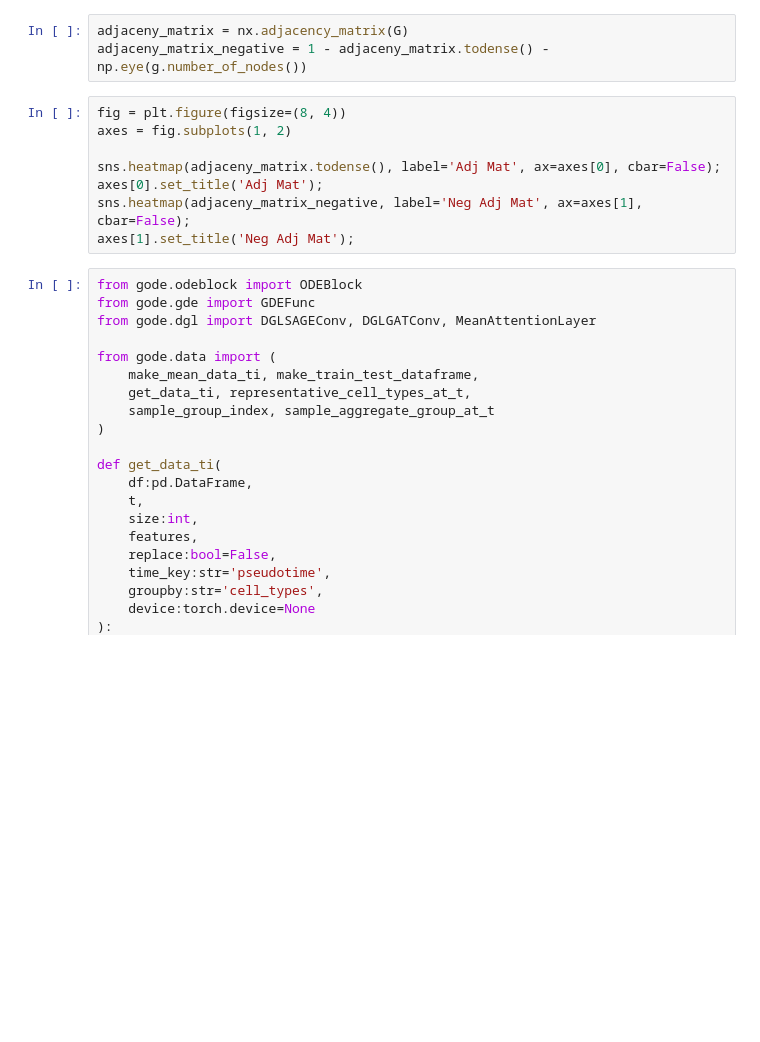
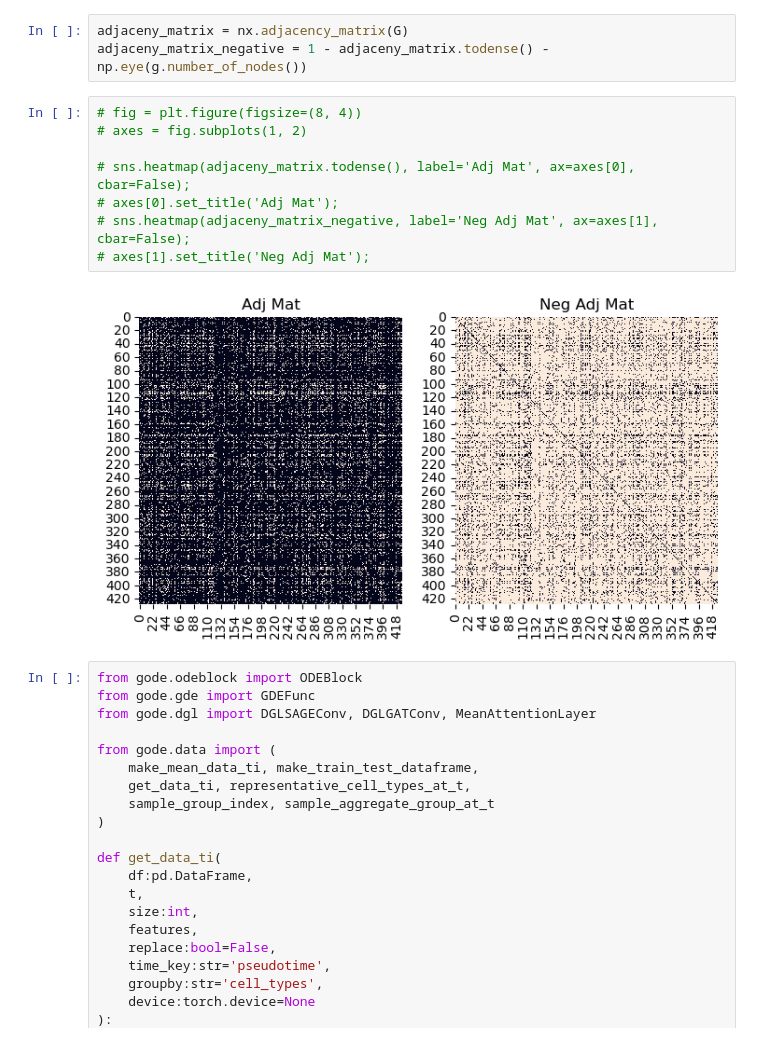
Before and after one commit to xingzhis/MultiAgentRiTINI, a Jupyter notebook: notebooks/minimal_code.ipynb, the cells around one changed output. Drawn from its saved outputs; the diff is of its cells as text; blank space fills up the shorter version.

```diff
--- a/notebooks/minimal_code.ipynb
+++ b/notebooks/minimal_code.ipynb
@@ -132,13 +136,15 @@ edge_train_pos_v = v[edge_ids[edge_test_size:]]
 adjaceny_matrix = nx.adjacency_matrix(G)
 adjaceny_matrix_negative = 1 - adjaceny_matrix.todense() - np.eye(g.number_of_nodes())
 # %%
-fig = plt.figure(figsize=(8, 4))
-axes = fig.subplots(1, 2)
+# fig = plt.figure(figsize=(8, 4))
+# axes = fig.subplots(1, 2)
 
-sns.heatmap(adjaceny_matrix.todense(), label='Adj Mat', ax=axes[0], cbar=False);
-axes[0].set_title('Adj Mat');
-sns.heatmap(adjaceny_matrix_negative, label='Neg Adj Mat', ax=axes[1], cbar=False);
-axes[1].set_title('Neg Adj Mat');
+# sns.heatmap(adjaceny_matrix.todense(), label='Adj Mat', ax=axes[0], cbar=False);
+# axes[0].set_title('Adj Mat');
+# sns.heatmap(adjaceny_matrix_negative, label='Neg Adj Mat', ax=axes[1], cbar=False);
+# axes[1].set_title('Neg Adj Mat');
+# %% [output]
+[figure, added]
 # %%
 from gode.odeblock import ODEBlock
 from gode.gde import GDEFunc
```
Also changed, not shown: parts of 7 cells of this notebook.
